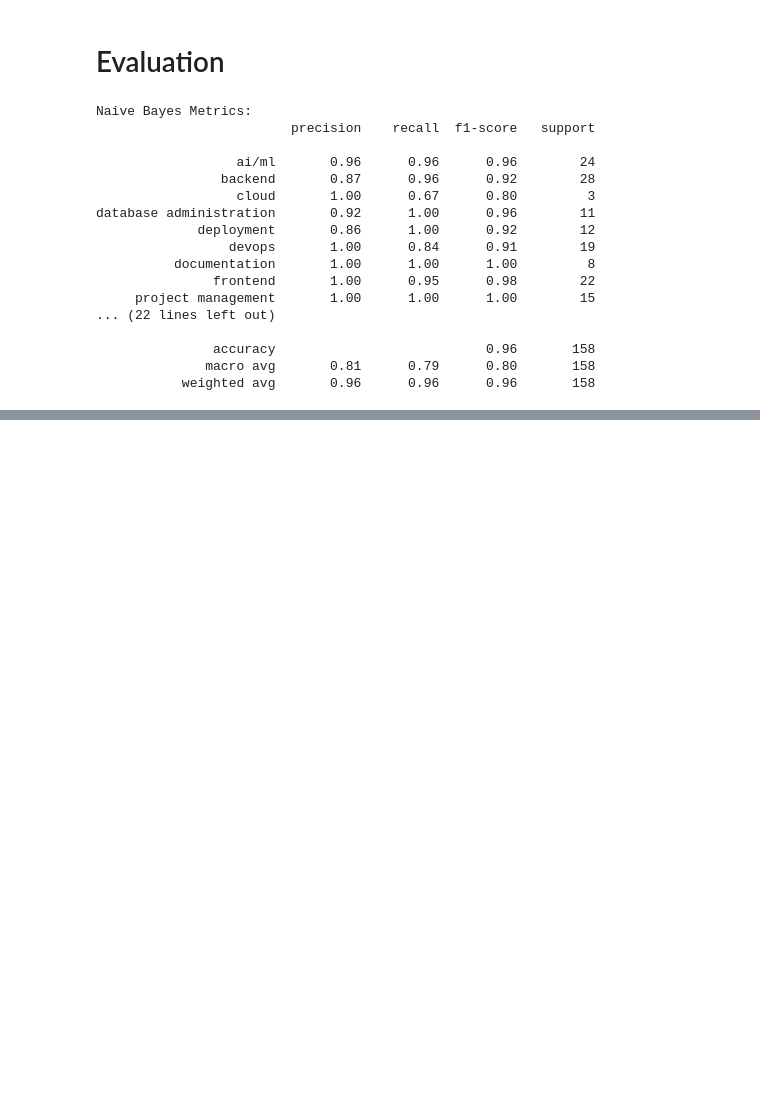
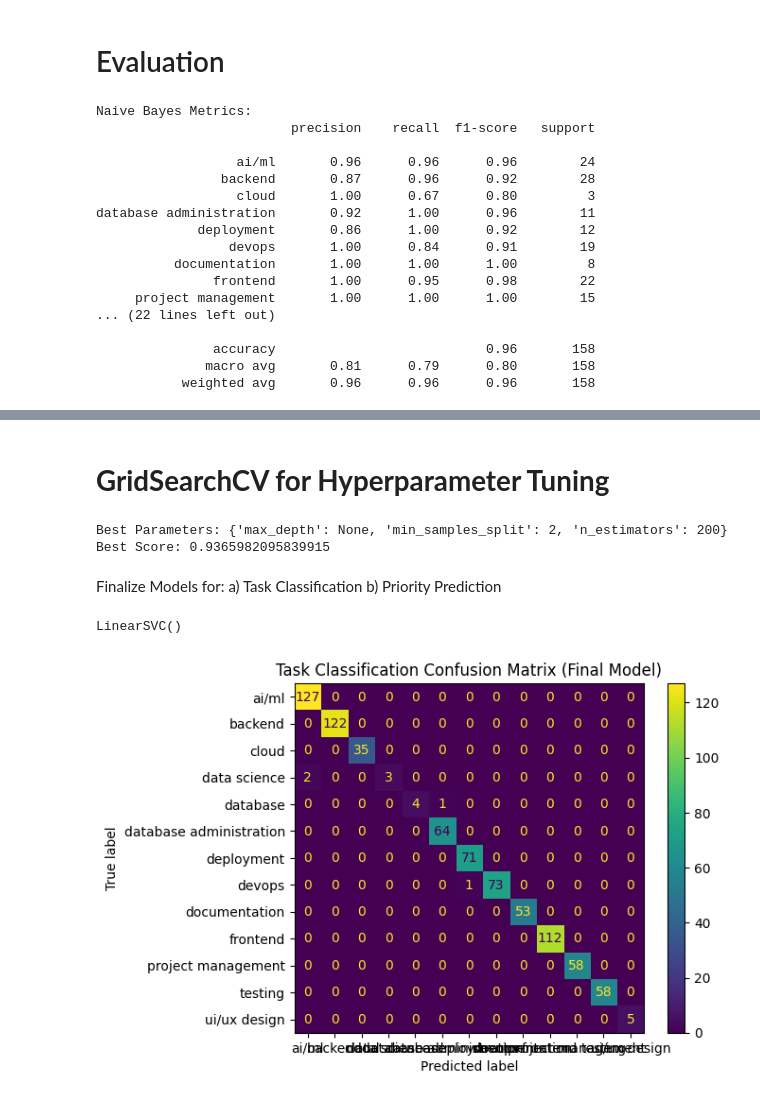
Before and after one commit to Purvitha-gh/AI-Powered-Task-Management-System, a Jupyter notebook: AI_Powered_Task_Management.ipynb, the cells around one changed output, grey strips where cells are left out. Saved outputs shown, nothing was run; the diff lists cells and outputs as text; code cells hidden in the pictures; blank space fills up the shorter version.

```diff
--- a/AI_Powered_Task_Management.ipynb
+++ b/AI_Powered_Task_Management.ipynb
@@ -13,7 +15,7 @@ import seaborn as sns
 # %% [markdown]
 2) Load the Dataset.
 # %%
-df = pd.read_csv("Task Catagories.csv.csv")  # Adjust filename if different
+df = pd.read_csv("/content/Task Catagories.csv.csv")
 df.head()
 # %% [output]
 |  | Task Description | Category | Skill |
@@ -208,0 +195,8 @@ database administration       0.92      1.00      0.96        11
+# %%
+from sklearn.feature_extraction.text import TfidfVectorizer
+
+# TF-IDF for task text
+vectorizer = TfidfVectorizer(max_features=3000)
+X = vectorizer.fit_transform(df['clean_task'])
+
+# Labels for priority (e.g., 'High', 'Medium', 'Low')
@@ -208,0 +280,48 @@ database administration       0.92      1.00      0.96        11
+# %% [markdown]
+# **GridSearchCV for Hyperparameter Tuning**
+# %%
+from sklearn.model_selection import GridSearchCV
+
+param_grid = {
+    'n_estimators': [100, 200],
+    'max_depth': [None, 10, 20],
+    'min_samples_split': [2, 5]
+}
+
+grid = GridSearchCV(RandomForestClassifier(random_state=42), param_grid, cv=3, scoring='accuracy')
+grid.fit(X_train, y_train)
+
+print("Best Parameters:", grid.best_params_)
+print("Best Score:", grid.best_score_)
+# %% [output]
+Best Parameters: {'max_depth': None, 'min_samples_split': 2, 'n_estimators': 200}
+Best Score: 0.9365982095839915
+# %% [markdown]
+Finalize Models for:
+a) Task Classification
+b) Priority Prediction
+# %%
+# Final training with full data
+final_task_model = LinearSVC()
+final_task_model.fit(X, y) # Use X and y for training
+
+# If you have a priority column and want to train a priority model:
+# final_priority_model = XGBClassifier(use_label_encoder=False, eval_metric='mlogloss')
+# final_priority_model.fit(X, y_priority_encoded) # Use X and the encoded priority labels
+# %% [output]
+LinearSVC()
+# %%
+from sklearn.metrics import ConfusionMatrixDisplay
+import matplotlib.pyplot as plt
+
+# For the final task classification model
+ConfusionMatrixDisplay.from_estimator(final_task_model, X, y)
+plt.title("Task Classification Confusion Matrix (Final Model)")
+plt.show()
+
+# Confusion matrix for the priority model (commented out as y_priority and final_priority_model are not fully defined in the notebook)
+# ConfusionMatrixDisplay.from_estimator(final_priority_model, X_tfidf, y_priority)
+# plt.title("Priority Prediction Confusion Matrix")
+# plt.show()
+# %% [output]
+[figure, added]
```
Also changed, not shown: parts of 25 cells of this notebook.
